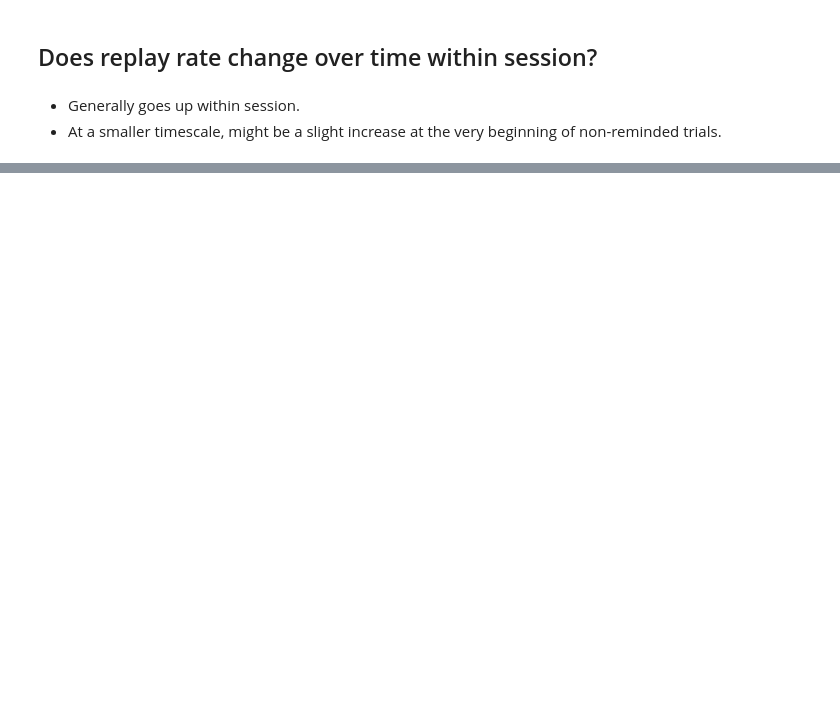
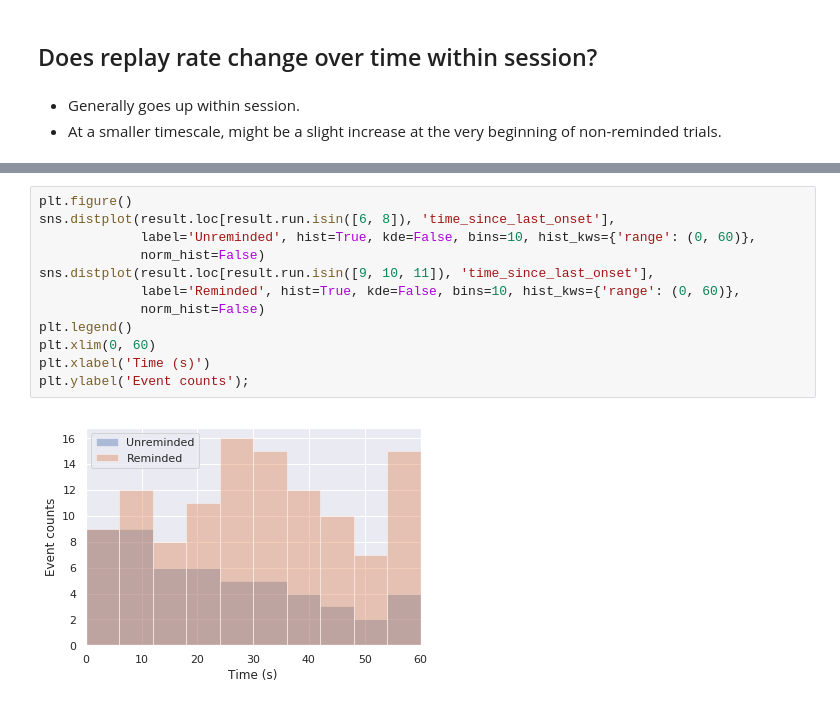
Before and after one commit to asugden/pool, a Jupyter notebook: notebooks/replay1/replay_rate_questions.ipynb, the cells around one changed output, grey strips where cells are left out. Cells and saved outputs as stored; diff of their text form; blank space fills up the shorter version.

```diff
--- a/notebooks/replay1/replay_rate_questions.ipynb
+++ b/notebooks/replay1/replay_rate_questions.ipynb
@@ -181,0 +209,14 @@ plt.ylabel('Event density');
+# %%
+plt.figure()
+sns.distplot(result.loc[result.run.isin([6, 8]), 'time_since_last_onset'],
+             label='Unreminded', hist=True, kde=False, bins=10, hist_kws={'range': (0, 60)},
+             norm_hist=False)
+sns.distplot(result.loc[result.run.isin([9, 10, 11]), 'time_since_last_onset'],
+             label='Reminded', hist=True, kde=False, bins=10, hist_kws={'range': (0, 60)},
+             norm_hist=False)
+plt.legend()
+plt.xlim(0, 60)
+plt.xlabel('Time (s)')
+plt.ylabel('Event counts');
+# %% [output]
+[figure, added]
```
Also changed, not shown: parts of 24 cells of this notebook, 1 other file.
